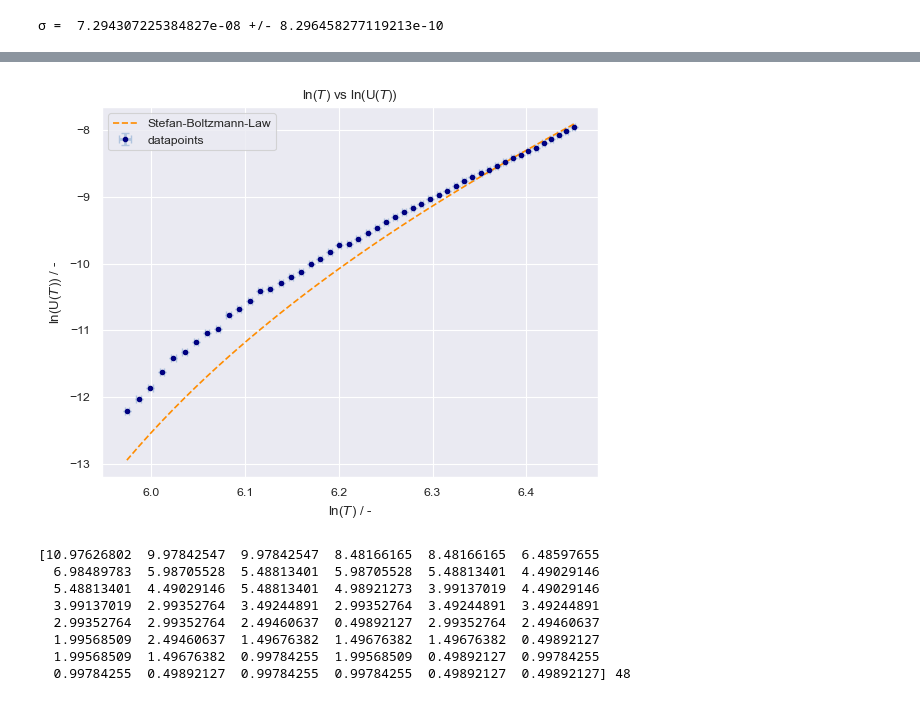
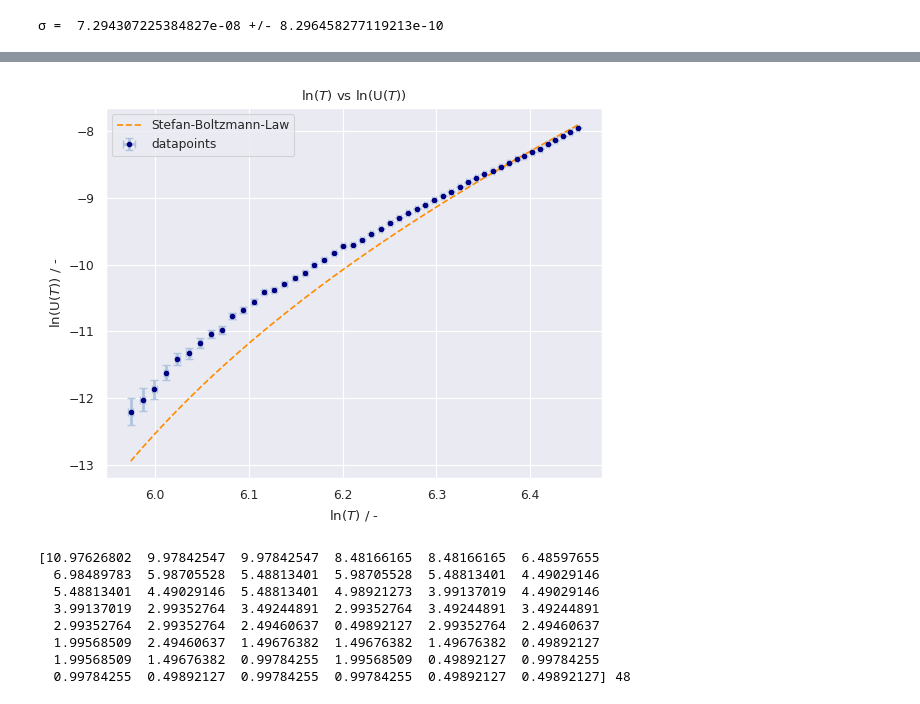
Before and after one commit to KemalOenen/Grundpraktikum2_Gruppe1_SS23, a Jupyter notebook: Versuch10/SchwarzerStrahler-new.ipynb, the cells around one changed output, grey strips where cells are left out. Cells and saved outputs as stored; diff of their text form; code cells hidden in the pictures.

```diff
--- a/Versuch10/SchwarzerStrahler-new.ipynb
+++ b/Versuch10/SchwarzerStrahler-new.ipynb
@@ -148,17 +148,17 @@ plt.show()
 # %%
 plt.title("ln($T$) vs ln(U($T$))")
-plt.errorbar(np.log(temp), np.log(volt), xerr=e_temp/temp, yerr=e_volt, markersize=6, fmt=".",color="navy", ecolor="lightsteelblue", elinewidth=2, capsize=3, label="datapoints")
+plt.errorbar(np.log(temp), np.log(volt), xerr=e_temp/temp, yerr=e_volt/volt, markersize=6, fmt=".",color="navy", ecolor="lightsteelblue", elinewidth=2, capsize=3, label="datapoints")
 plt.plot(np.log(temp), np.log(sbl((temp-temp0), poptU)), color="darkorange", ls = '--', label="Stefan-Boltzmann-Law")
 #plt.plot(np.log10(temp), log_fit(temp, popt2), color="lightgrey", ls = '--', label="direct fit")
 
 plt.xlabel("ln($T$) / -")
 plt.ylabel("ln(U($T$)) / -")
 
 plt.legend()
 plt.savefig("logUT.png", dpi=500, bbox_inches='tight')
 plt.show()
 # %% [output]
-[figure, old version]
+[figure, new version]
 # %%
 dE_vs_dT_nominal = np.zeros(len(E_per_unit_area))
 dE_vs_dT_err = np.zeros(len(E_per_unit_area))
```
Also changed, not shown: parts of 8 cells of this notebook, 6 other files.
